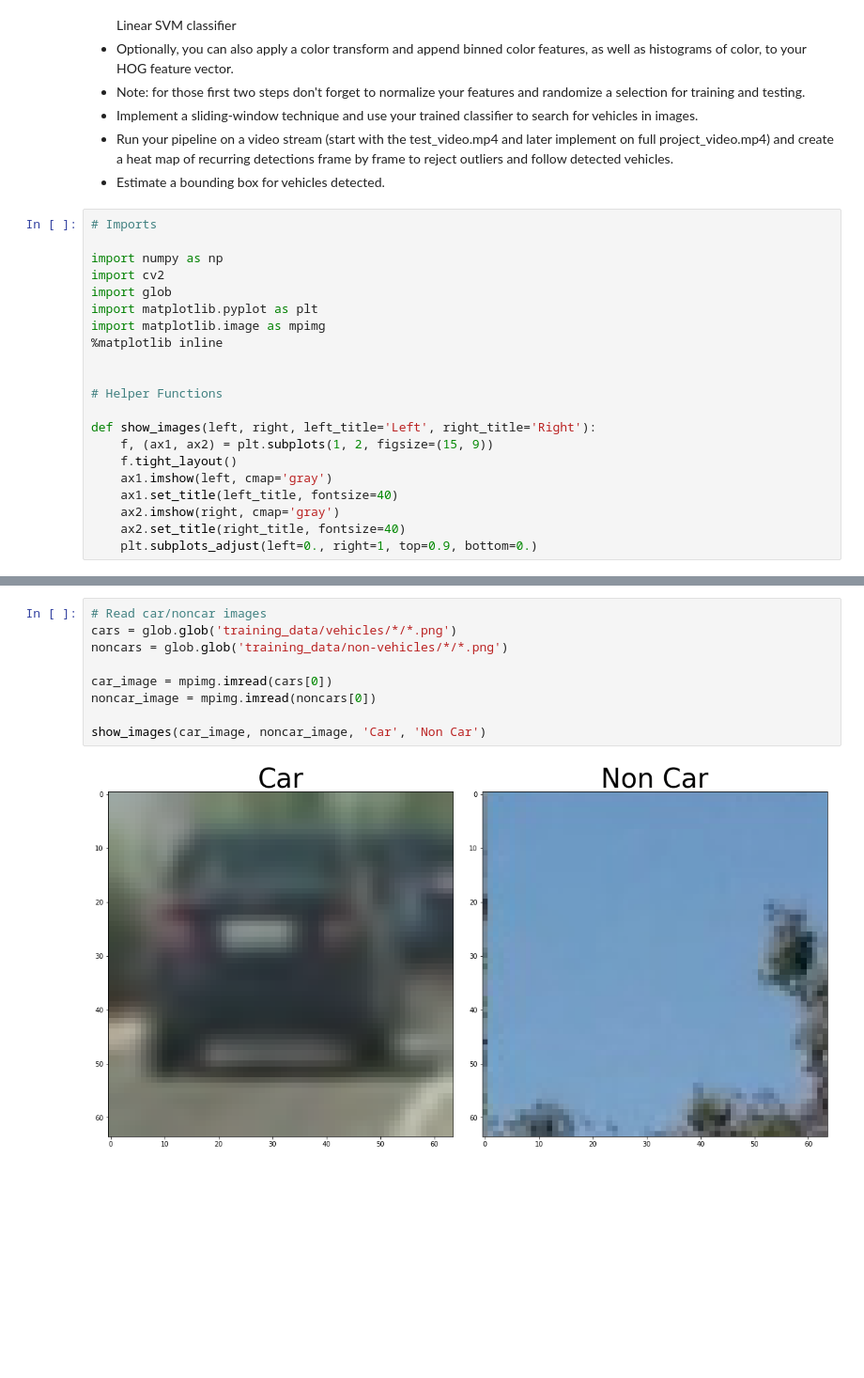
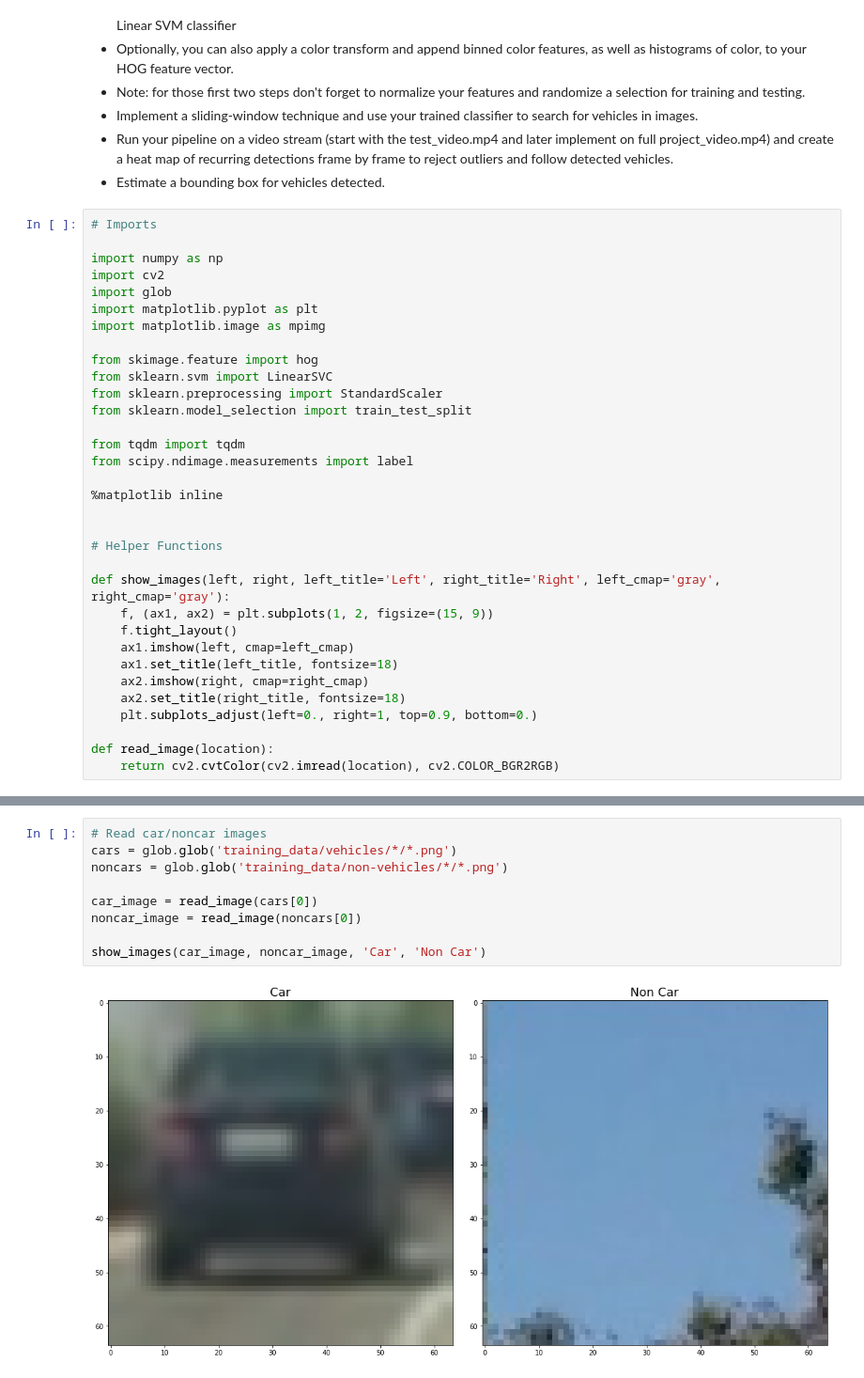
Before and after one commit to mkoehnke/CarND-Vehicle-Detection, a Jupyter notebook: Vehilce-Detection.ipynb, the cells around one changed output, grey strips where cells are left out. Shown at 94% size. Drawn from its saved outputs; the diff is of its cells as text; blank space fills up the shorter version.

```diff
--- a/Vehilce-Detection.ipynb
+++ b/Vehilce-Detection.ipynb
@@ -17,16 +17,28 @@ import cv2
 import glob
 import matplotlib.pyplot as plt
 import matplotlib.image as mpimg
+
+from skimage.feature import hog
+from sklearn.svm import LinearSVC
+from sklearn.preprocessing import StandardScaler
+from sklearn.model_selection import train_test_split
+
+from tqdm import tqdm
+from scipy.ndimage.measurements import label
+
 %matplotlib inline
 
 
 # Helper Functions
 
-def show_images(left, right, left_title='Left', right_title='Right'):
+def show_images(left, right, left_title='Left', right_title='Right', left_cmap='gray', right_cmap='gray'):
     f, (ax1, ax2) = plt.subplots(1, 2, figsize=(15, 9))
     f.tight_layout()
-    ax1.imshow(left, cmap='gray')
-    ax1.set_title(left_title, fontsize=40)
-    ax2.imshow(right, cmap='gray')
-    ax2.set_title(right_title, fontsize=40)
+    ax1.imshow(left, cmap=left_cmap)
+    ax1.set_title(left_title, fontsize=18)
+    ax2.imshow(right, cmap=right_cmap)
+    ax2.set_title(right_title, fontsize=18)
     plt.subplots_adjust(left=0., right=1, top=0.9, bottom=0.)
+
+def read_image(location):
+    return cv2.cvtColor(cv2.imread(location), cv2.COLOR_BGR2RGB)
@@ -33,11 +47,11 @@ def show_images(left, right, left_title='Left', right_title='Right'):
 # %%
 # Read car/noncar images
 cars = glob.glob('training_data/vehicles/*/*.png')
 noncars = glob.glob('training_data/non-vehicles/*/*.png')
 
-car_image = mpimg.imread(cars[0])
-noncar_image = mpimg.imread(noncars[0])
+car_image = read_image(cars[0])
+noncar_image = read_image(noncars[0])
 
 show_images(car_image, noncar_image, 'Car', 'Non Car')
 # %% [output]
-[figure, old version]
+[figure, new version]
```
Also changed, not shown: parts of 34 cells of this notebook, 1 other file.
